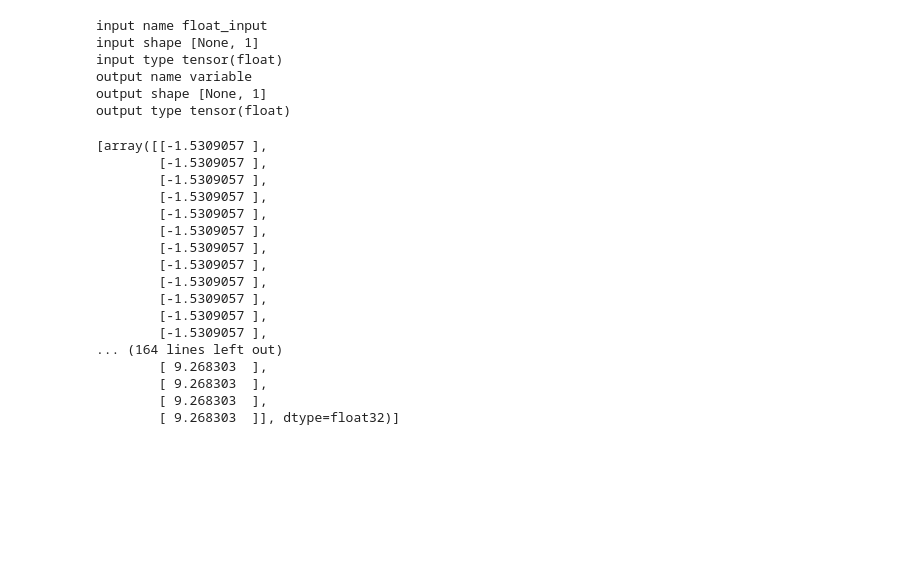
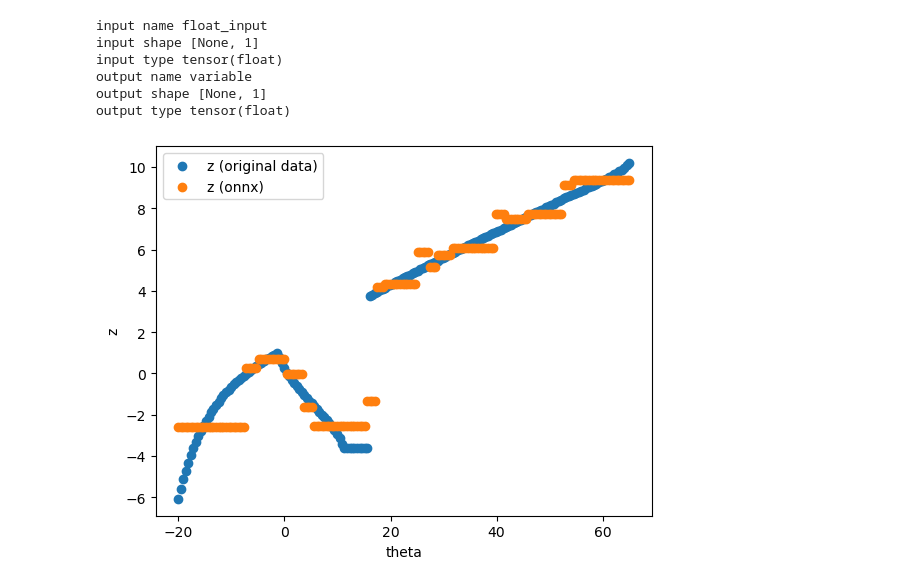
Before and after one commit to linshumeng/OMLT_ML, a Jupyter notebook: LightGBM_dataset.ipynb, the cells around one changed output. Saved outputs shown, nothing was run; the diff lists cells and outputs as text; code cells hidden in the pictures; blank space fills up the shorter version.

```diff
--- a/LightGBM_dataset.ipynb
+++ b/LightGBM_dataset.ipynb
@@ -114,22 +114,14 @@ output shape [None, 1]
 output type tensor(float)
 # %%
 pred_onx = sess.run([output_name], {input_name: X.astype(np.float32)})
-pred_onx
+# pred_onx
-# %% [output]
-[array([[-1.5309057 ],
-        [-1.5309057 ],
-        [-1.5309057 ],
-        [-1.5309057 ],
-        [-1.5309057 ],
-        [-1.5309057 ],
-        [-1.5309057 ],
-        [-1.5309057 ],
-        [-1.5309057 ],
-        [-1.5309057 ],
-        [-1.5309057 ],
-        [-1.5309057 ],
-... (164 lines left out)
-        [ 9.268303  ],
-        [ 9.268303  ],
-        [ 9.268303  ],
-        [ 9.268303  ]], dtype=float32)]
+# %%
+# plotting results
+plt.scatter(X, y, label = 'z (original data)')
+plt.scatter(X, pred_onx, label = 'z (onnx)')
+plt.ylabel('z')
+plt.xlabel('theta')
+plt.legend()
+plt.show()
+# %% [output]
+[figure, added]
```
Also changed, not shown: parts of 4 cells of this notebook, 2 other files.
